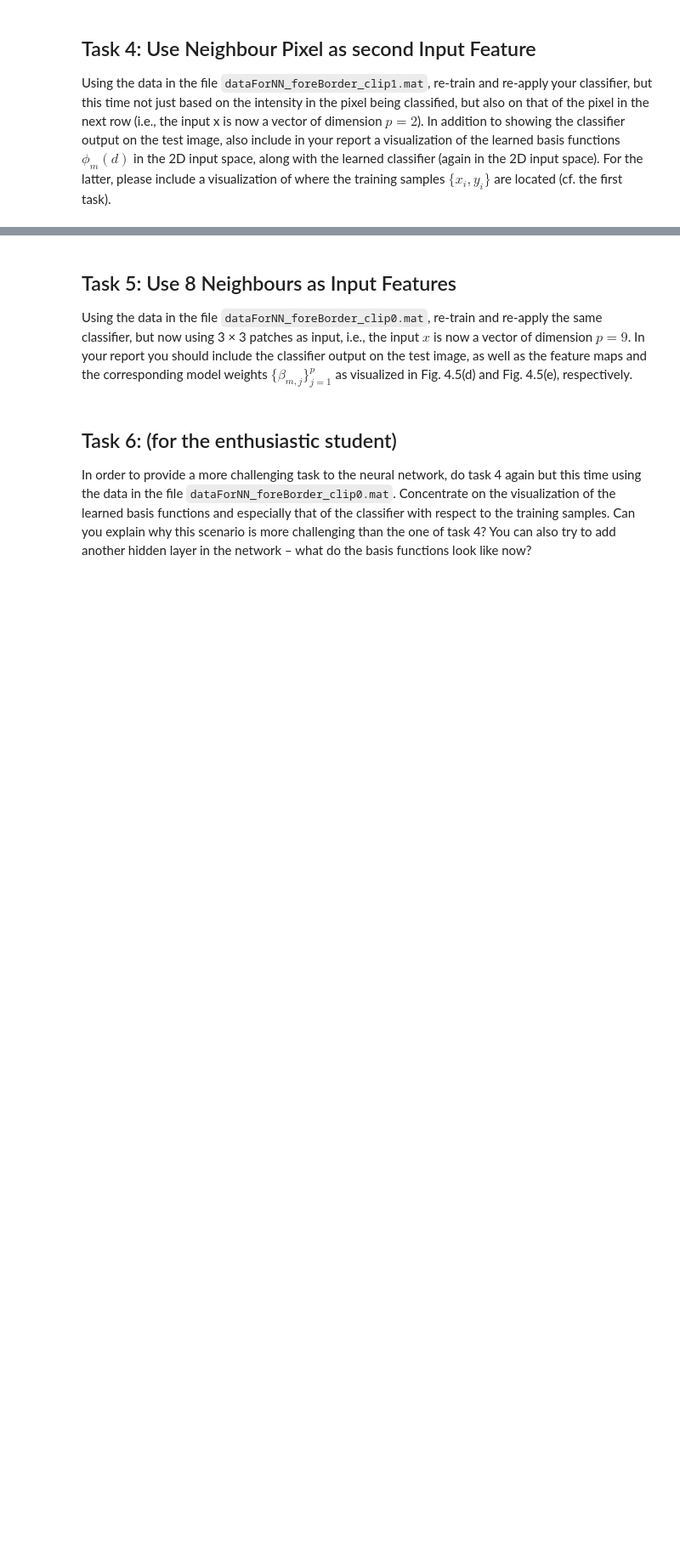
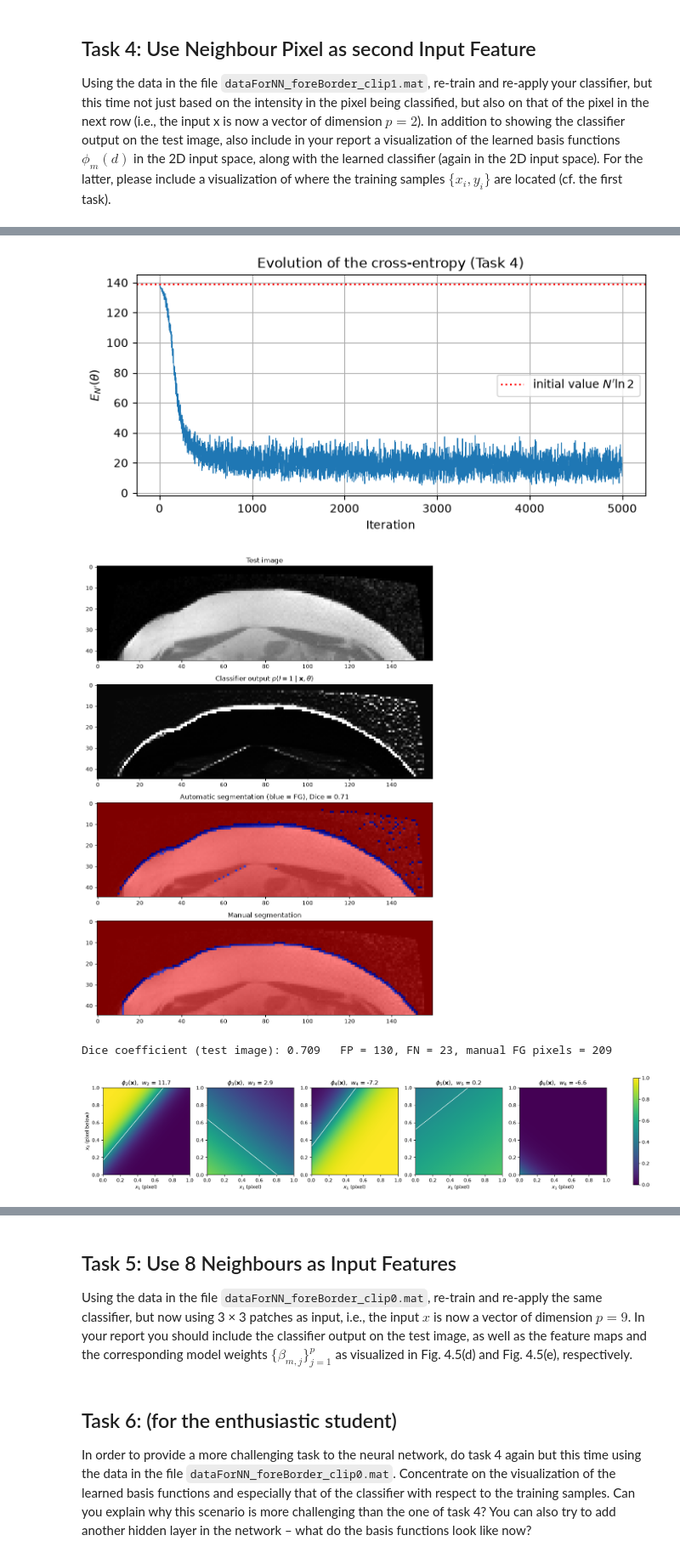
Before and after one commit to andrepribaudtu/MIA, a Jupyter notebook: exercises/Week 8/Ex6_student.ipynb, the cells around one changed output, grey strips where cells are left out. Shown at 85% size. Drawn from its saved outputs; the diff is of its cells as text; code cells hidden in the pictures; blank space fills up the shorter version.

```diff
--- a/exercises/Week 8/Ex6_student.ipynb
+++ b/exercises/Week 8/Ex6_student.ipynb
@@ -227,0 +849,65 @@
+# %%
+# (a) Evolution of the cross-entropy
+plt.figure(figsize=(8, 3.5))
+plt.plot(cost4, linewidth=0.6)
+plt.axhline(noOfSamples * np.log(2), color='r', linestyle=':', label=r"initial value $N'\ln 2$")
+plt.title('Evolution of the cross-entropy (Task 4)')
+plt.xlabel('Iteration'); plt.ylabel(r"$E_{N'}(\theta)$"); plt.legend(); plt.grid(True)
+plt.show()
+
+# (b) Classifier output and segmentation of the test image
+prob_map_test4 = classifier_nn(theta4, featTest4.reshape(-1, p4), M, p4).reshape(TestI4.shape)
+pred_seg_test4 = (prob_map_test4 >= 0.5).astype(float)
+dice4 = 2 * np.sum(pred_seg_test4 * TestS4) / (pred_seg_test4.sum() + TestS4.sum())
+
+fig, axes = plt.subplots(4, 1, figsize=(10, 12))
+axes[0].imshow(TestI4, cmap='gray');                        axes[0].set_title('Test image')
+axes[1].imshow(prob_map_test4, cmap='gray', vmin=0, vmax=1); axes[1].set_title(r'Classifier output $p(l=1 \mid \mathbf{x}, \theta)$')
+plt.sca(axes[2]); plotSeg(TestI4, pred_seg_test4);         axes[2].set_title(f'Automatic segmentation (blue = FG), Dice = {dice4:.2f}')
+plt.sca(axes[3]); plotSeg(TestI4, TestS4);                 axes[3].set_title('Manual segmentation')
+plt.tight_layout(); plt.show()
+
+fp4 = np.sum((pred_seg_test4 == 1) & (TestS4 == 0)); fn4 = np.sum((pred_seg_test4 == 0) & (TestS4 == 1))
+print(f'Dice coefficient (test image): {dice4:.3f}   FP = {fp4}, FN = {fn4}, manual FG pixels = {int(TestS4.sum())}')
+
+# Grid over the 2D input space
+g = np.linspace(0, 1, 201)
+G1, G2 = np.meshgrid(g, g)                       # G1 = x1 (pixel), G2 = x2 (pixel below)
+X_grid = np.column_stack([G1.ravel(), G2.ravel()])
+Phi_grid4 = compute_basis_nn(X_grid, beta4)
+
+# (c) Learned basis functions phi_m(x) in the 2D input space
+fig, axes = plt.subplots(1, M - 1, figsize=(4 * (M - 1), 4))
+for m in range(2, M + 1):
+    ax = axes[m - 2]
+    im = ax.imshow(Phi_grid4[:, m - 1].reshape(G1.shape), origin='lower', extent=[0, 1, 0, 1], cmap='viridis', vmin=0, vmax=1)
+    ax.contour(G1, G2, Phi_grid4[:, m - 1].reshape(G1.shape), levels=[0.5], colors='w', linewidths=1)
+    ax.set_title(f'$\\phi_{m}(\\mathbf{{x}})$,  $w_{m}$ = {w4[m - 1]:.1f}')
+    ax.set_xlabel('$x_1$ (pixel)')
+    if m == 2: ax.set_ylabel('$x_2$ (pixel below)')
+fig.colorbar(im, ax=axes, fraction=0.01)
+plt.show()
+
+# (d) Learned classifier in the 2D input space, with the training samples of the last iteration
+P_grid4 = sigmoid(Phi_grid4 @ w4).reshape(G1.shape)
+fg, bg = t_batch4 == 1, t_batch4 == 0
+
+fig, axes = plt.subplots(1, 2, figsize=(13, 5.5))
+im = axes[0].imshow(P_grid4, origin='lower', extent=[0, 1, 0, 1], cmap='gray', vmin=0, vmax=1)
+axes[0].contour(G1, G2, P_grid4, levels=[0.5], colors='y', linewidths=2)
+axes[0].plot(X_batch4[fg, 0], X_batch4[fg, 1], 'bo', mfc='none', label='training samples, $t=1$')
+axes[0].plot(X_batch4[bg, 0], X_batch4[bg, 1], 'rx', label='training samples, $t=0$')
+axes[0].set_xlabel('$x_1$ (pixel)'); axes[0].set_ylabel('$x_2$ (pixel below)')
+axes[0].set_title(r'Classifier $p(l=1 \mid \mathbf{x}, \theta)$ (yellow: $p = 0.5$)')
+axes[0].legend(loc='lower right', fontsize=8)
+fig.colorbar(im, ax=axes[0], fraction=0.046)
+
+plt.sca(axes[1])
+showLocationOfSamples(TI4, rowAndCol4, t_batch4)
+axes[1].set_title("Location of the samples (last iteration)")
+plt.tight_layout(); plt.show()
+# %% [output]
+[figure, added]
+[figure, added]
+Dice coefficient (test image): 0.709   FP = 130, FN = 23, manual FG pixels = 209
+[figure, added]
```
Also changed, not shown: parts of 23 cells of this notebook, 1 other file.
